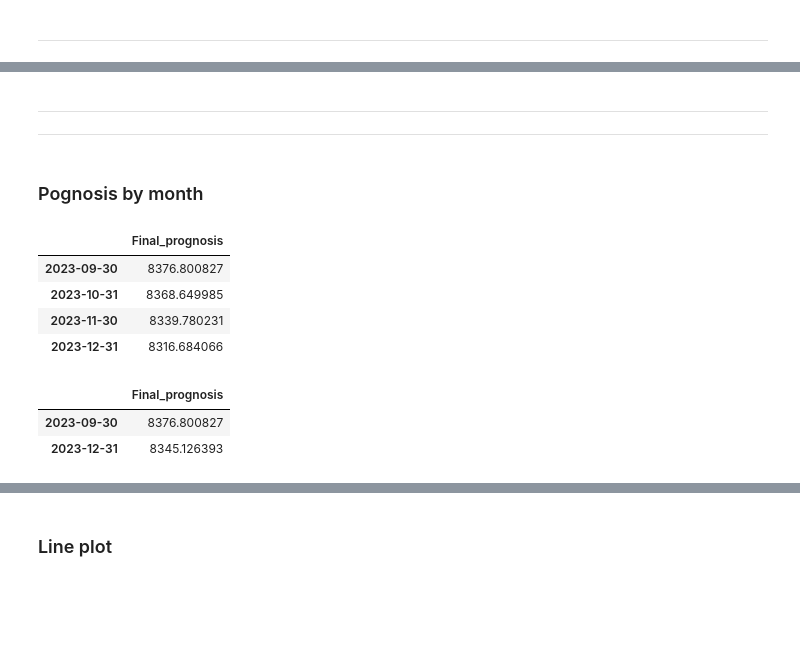
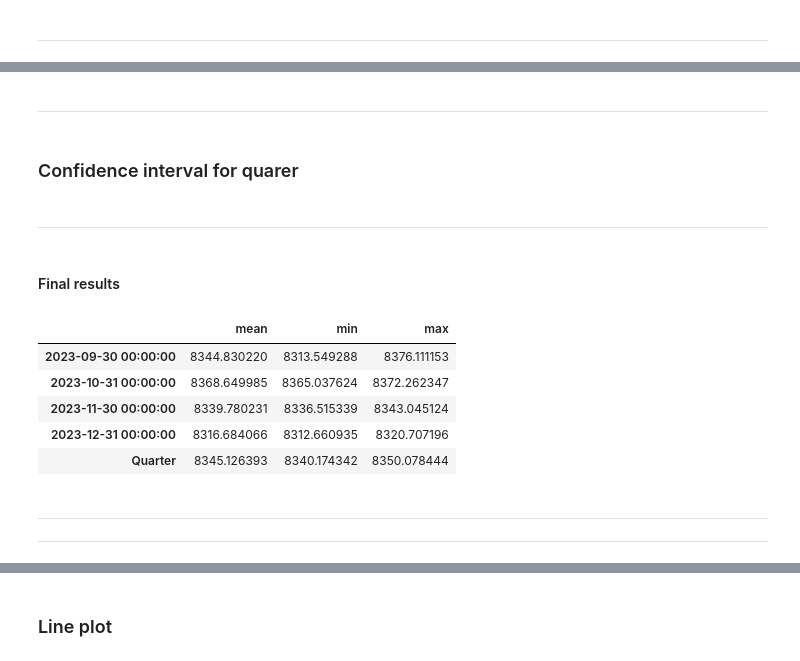
Before and after one commit to hotdonkey/data_science, a Jupyter notebook: Projecy_8/copper_prognisis.ipynb, the cells around one changed output, grey strips where cells are left out. Saved outputs shown, nothing was run; the diff lists cells and outputs as text; code cells hidden in the pictures; blank space fills up the shorter version.

```diff
--- a/Projecy_8/copper_prognisis.ipynb
+++ b/Projecy_8/copper_prognisis.ipynb
@@ -2249,6 +2428,8 @@ adj_df['Final_prognosis'] = np.mean(
     [adj_df['AutoReg_prognosis'], adj_df['DecisionTree_prognosis']], axis=0)
 adj_df.dropna(inplace=True)
 
-prognosis_product_day = adj_df['Final_prognosis']
-display(prognosis_product_day)
+prognosis_product_day = pd.concat(
+    [working_data.iloc[:, 0], adj_df['Final_prognosis']])
+
+display(prognosis_product_day.tail(90))
 # %% [output]
@@ -2284,26 +2489,49 @@ confidence_interval
+# %% [markdown]
+---
+# %% [markdown]
+### Confidence interval for quarer
+# %%
+prognosis_product_q = prognosis_product_day
+
+prognosis_product_q = pd.DataFrame(
+    prognosis_product_q.groupby(pd.Grouper(freq='Q')).mean())
+
+prognosis_product_q = prognosis_product_q.rename(columns={0: 'mean'})
+
+prognosis_product_q['std'] = pd.DataFrame(
+    prognosis_product_day.groupby(pd.Grouper(freq='Q')).std())
+
+prognosis_product_q['num_days'] = pd.DataFrame(
+    prognosis_product_day.groupby(pd.Grouper(freq='Q')).count())
+
+prognosis_product_q['min'] = prognosis_product_q['mean'] - 1.96 * \
+    (prognosis_product_q['std'] /
+     np.sqrt(prognosis_product_q['num_days']))
+
+prognosis_product_q['max'] = prognosis_product_q['mean'] + 1.96 * \
+    (prognosis_product_q['std'] /
+     np.sqrt(prognosis_product_q['num_days']))
+
+prognosis_product_q = prognosis_product_q.drop(columns=['std', 'num_days'])
+
+prognosis_product_q = prognosis_product_q.iloc[-1:, :]
+
+prognosis_product_q = prognosis_product_q.rename(
+    index={prognosis_product_q.index[0]: 'Quarter'})
+# %% [markdown]
+---
+# %% [markdown]
+#### Final results
+# %%
+result_df = pd.concat([prognosis_product_month, prognosis_product_q], axis=0)
+result_df
+# %% [output]
+|  | mean | min | max |
+| 2023-09-30 00:00:00 | 8344.830220 | 8313.549288 | 8376.111153 |
+| 2023-10-31 00:00:00 | 8368.649985 | 8365.037624 | 8372.262347 |
+| 2023-11-30 00:00:00 | 8339.780231 | 8336.515339 | 8343.045124 |
+| 2023-12-31 00:00:00 | 8316.684066 | 8312.660935 | 8320.707196 |
+| Quarter | 8345.126393 | 8340.174342 | 8350.078444 |
 # %% [markdown]
 ---
 ---
-# %% [markdown]
-### Pognosis by month
-# %%
-prognosis_product_month = pd.DataFrame(prognosis_product_day.groupby(
-    pd.Grouper(freq='M')).mean(), columns=['Final_prognosis'])
-
-prognosis_product_quarter = pd.DataFrame(prognosis_product_day.groupby(
-    pd.Grouper(freq='Q')).mean(), columns=['Final_prognosis'])
-
-
-
-
-display(prognosis_product_month)
-display(prognosis_product_quarter)
-# %% [output]
-|  | Final_prognosis |
-| 2023-09-30 | 8376.800827 |
-| 2023-10-31 | 8368.649985 |
-| 2023-11-30 | 8339.780231 |
-| 2023-12-31 | 8316.684066 |
-|  | Final_prognosis |
-| 2023-09-30 | 8376.800827 |
-| 2023-12-31 | 8345.126393 |
```
Also changed, not shown: parts of 121 cells of this notebook, 4 other files.
